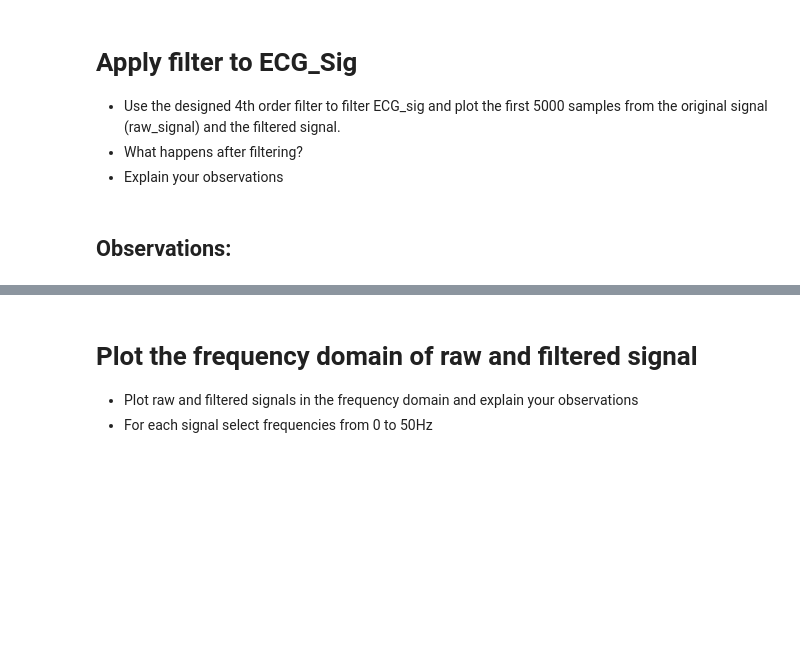
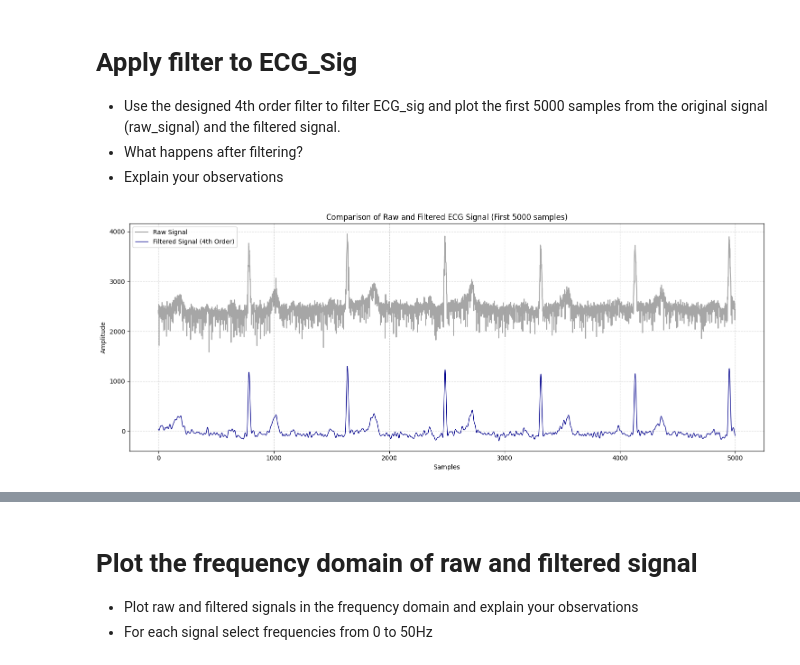
Before and after one commit to simulate111/Acquisition-and-Analysis-of-Biosignals, a Jupyter notebook: dtek0042_exercise_2.ipynb, the cells around one changed output, grey strips where cells are left out. Cells and saved outputs as stored; diff of their text form; code cells hidden in the pictures; blank space fills up the shorter version.

```diff
--- a/dtek0042_exercise_2.ipynb
+++ b/dtek0042_exercise_2.ipynb
@@ -80,2 +175,21 @@ https://docs.scipy.org/doc/scipy/reference/signal.html#filtering link to info ab
-# %% [markdown]
-## Observations:
+# %%
+#code
+
+# --- ADDED CODE START ---
+# Apply the 4th order filter to ECG_sig
+filtered_ECG = scipy.signal.filtfilt(b4, a4, ECG_sig)
+
+# Plotting the first 5000 samples comparison
+plt.figure(figsize=(15, 6))
+plt.plot(ECG_sig[:5000], label='Raw Signal', color='gray', alpha=0.7)
+plt.plot(filtered_ECG[:5000], label='Filtered Signal (4th Order)', color='darkblue', linewidth=1)
+plt.title('Comparison of Raw and Filtered ECG Signal (First 5000 samples)')
+plt.xlabel('Samples')
+plt.ylabel('Amplitude')
+plt.grid(True, linestyle='--', alpha=0.5)
+plt.legend()
+plt.tight_layout()
+plt.show()
+# --- ADDED CODE END ---
+# %% [output]
+[figure, added]
```
Also changed, not shown: parts of 18 cells of this notebook.
